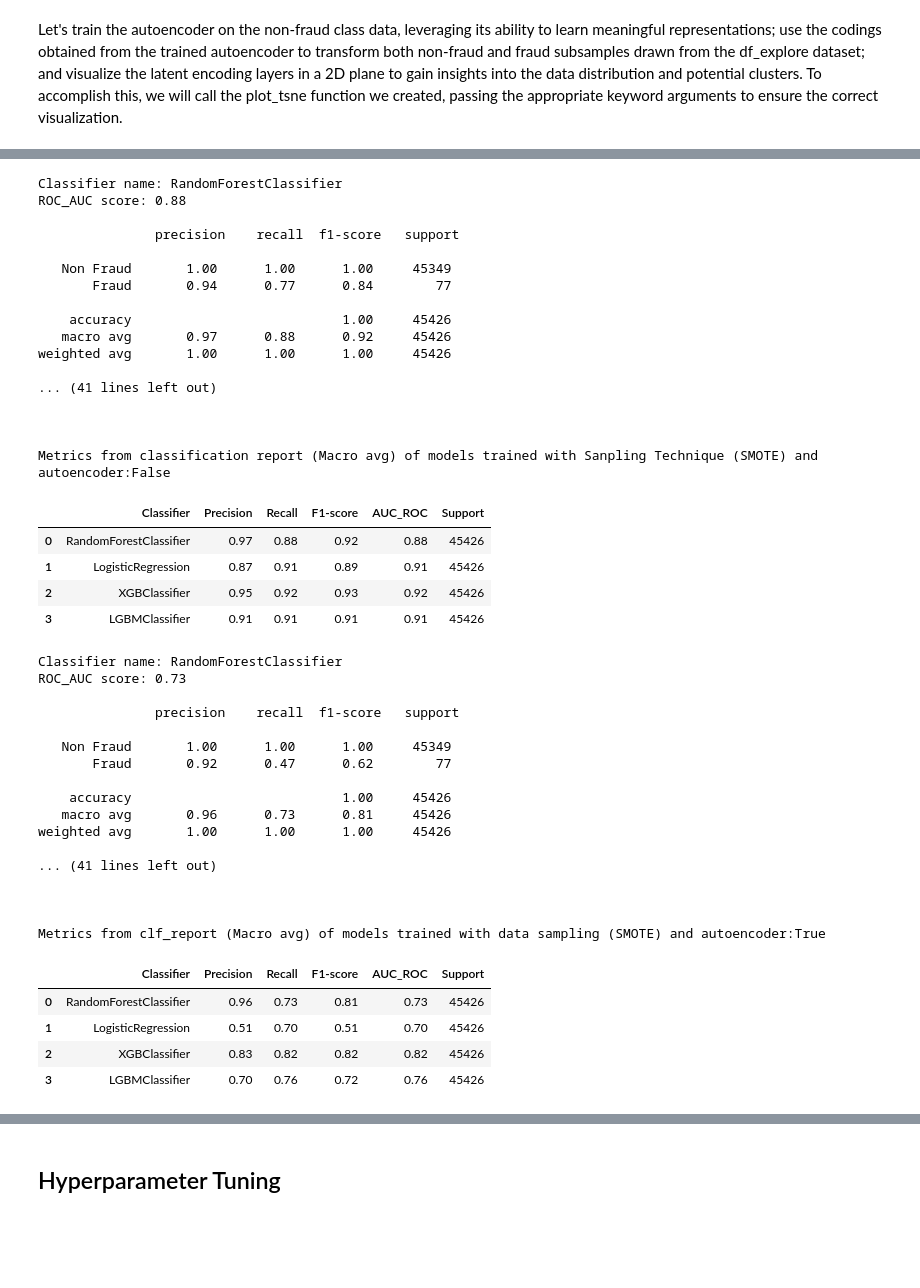
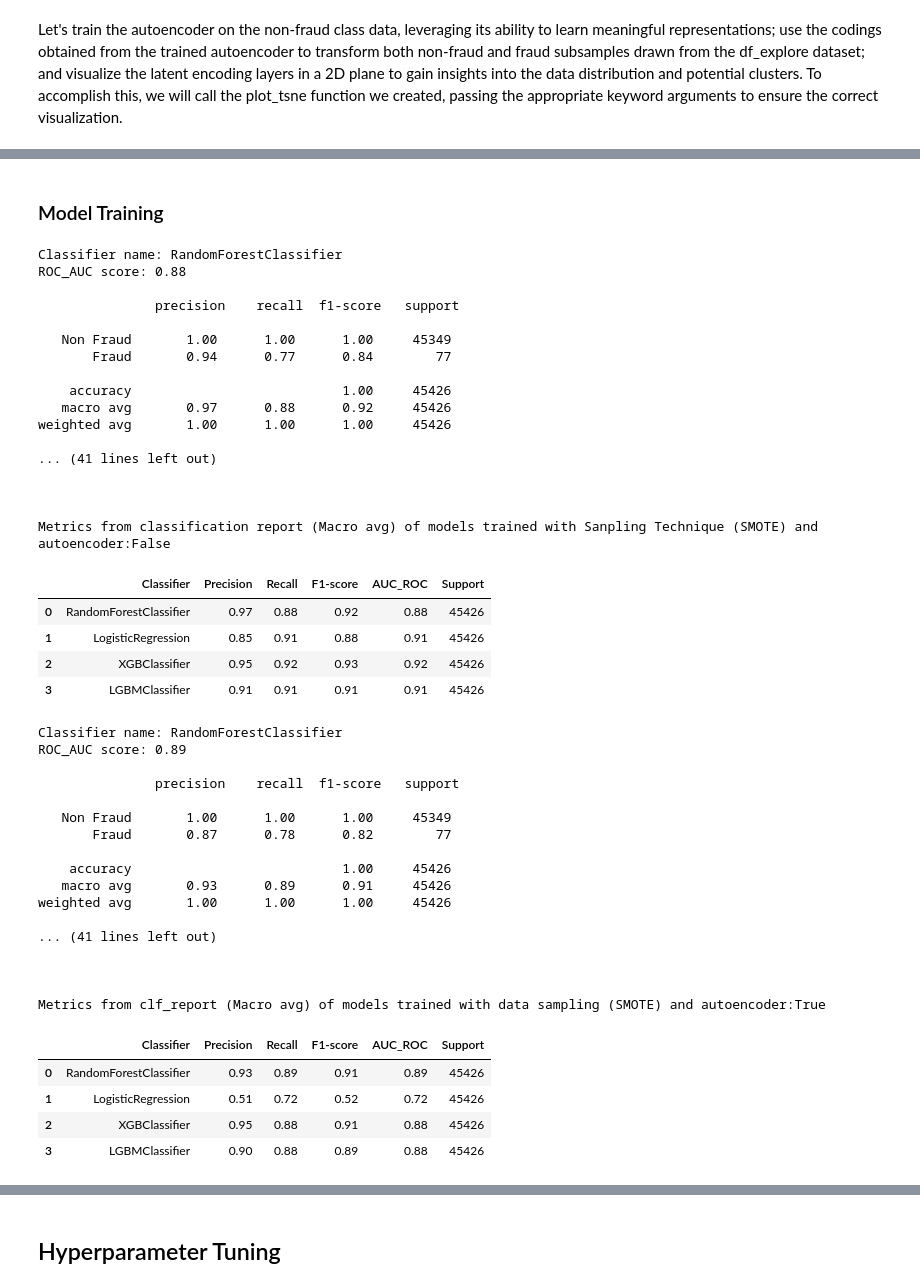
Before and after one commit to KevinChima/Credit-Card-Fraud, a Jupyter notebook: CreditCardFraud.ipynb, the cells around one changed output, grey strips where cells are left out. Saved outputs shown, nothing was run; the diff lists cells and outputs as text; code cells hidden in the pictures; blank space fills up the shorter version.

```diff
--- a/CreditCardFraud.ipynb
+++ b/CreditCardFraud.ipynb
@@ -735,6 +716,8 @@ Tranformed X shape: (5383, 21)
+# %% [markdown]
+### Model Training
 # %%
 def create_pipeline(input_shape=None, over=False, over_sampling=SMOTE(random_state=42), under=False, autoencoder=False, k='all',
-                    undersampling=RandomUnderSampler(), hidden_units=[64], encoding_units=23, kld_reg=False, selector=False):
+                    undersampling=RandomUnderSampler(), hidden_units=[64], encoding_units=23, sparsity=False, selector=False):
 
     # create a transformer for categorical features
     def hour_cat_pipeline():
@@ -768,7 +751,7 @@ def create_pipeline(input_shape=None, over=False, over_sampling=SMOTE(random_sta
 def get_clf_report(y_val, y_preds, labels):
     clf_report = classification_report(y_val, y_preds, target_names=labels, output_dict=True)
     report = classification_report(y_val, y_preds, target_names=labels)
-    auc_report = roc_auc_score(y_val, y_preds)
+    auc_report = round(roc_auc_score(y_val, y_preds), 2)
 
     return report, clf_report, auc_report
 
@@ -841,7 +824,6 @@ def train_evaluate(clfs=None, labels=None, cm=False, over=False, weight=False, c
                         X_train_resampled, y_train_resampled = pipeline[:-2].fit_resample(X_train, y_train)
                 else:
                     pass
-
                 # Compute class weights based on the resampled data
                 class_weights = compute_class_weight(class_weight='balanced',
                                                      classes=np.unique(y_train_resampled), y=y_train_resampled)
@@ -851,6 +833,7 @@ def train_evaluate(clfs=None, labels=None, cm=False, over=False, weight=False, c
 
                 # Adjust the class weights in the classifier step of the pipeline
                 pipeline[clf_name].class_weight = class_weights_dict
+
 
             # Fit the pipeline to the original data
             pipeline.fit(X_train, y_train)
@@ -875,10 +858,10 @@ def train_evaluate(clfs=None, labels=None, cm=False, over=False, weight=False, c
 
             # Extract macro average from classification report
             macro_report = {
-                'precision': clf_report['macro avg']['precision'],
-                'recall': clf_report['macro avg']['recall'],
-                'f1-score': clf_report['macro avg']['f1-score'],
-                'support': clf_report['macro avg']['support']
+                'precision': round(clf_report['macro avg']['precision'], 2),
+                'recall': round(clf_report['macro avg']['recall'], 2),
+                'f1-score': round(clf_report['macro avg']['f1-score'], 2),
+                'support': round(clf_report['macro avg']['support'], 2)
             }
 
             # Add AUC-ROC score to dataframe
@@ -886,20 +869,19 @@ def train_evaluate(clfs=None, labels=None, cm=False, over=False, weight=False, c
                                      '': auc_report}
 
             # Append dataframe to results dataframe
-            results_df = results_df.append({'Classifier': clf_name,
-                                            'Precision': macro_report['precision'],
-                                            'Recall': macro_report['recall'],
-                                            'F1-score': macro_report['f1-score'],
-                                            'AUC_ROC': auc_report,
-                                            'Support': macro_report['support']},
-                                           ignore_index=True)
+            results_df = pd.concat([results_df, pd.DataFrame({'Classifier': [clf_name],
+                                                  'Precision': [macro_report['precision']],
+                                                  'Recall': [macro_report['recall']],
+                                                  'F1-score': [macro_report['f1-score']],
+                                                  'AUC_ROC': [auc_report],
+                                                  'Support': [macro_report['support']]})], axis=0, ignore_index=True)
     else:
         print('Provide a dictionary of valid classifier(s)')
 
     return pipeline, best_threshold, results_df
 # %%
 classifiers = {'RandomForestClassifier': RandomForestClassifier(),
-               'LogisticRegression': LogisticRegression(),
+               'LogisticRegression': LogisticRegression(max_iter=1000),
                'XGBClassifier':XGBClassifier(),
                'LGBMClassifier':LGBMClassifier()}
 
@@ -928,37 +910,37 @@ weighted avg       1.00      1.00      1.00     45426
 Metrics from classification report (Macro avg) of models trained with Sanpling Technique (SMOTE) and autoencoder:False
 |  | Classifier | Precision | Recall | F1-score | AUC_ROC | Support |
 | 0 | RandomForestClassifier | 0.97 | 0.88 | 0.92 | 0.88 | 45426 |
-| 1 | LogisticRegression | 0.87 | 0.91 | 0.89 | 0.91 | 45426 |
+| 1 | LogisticRegression | 0.85 | 0.91 | 0.88 | 0.91 | 45426 |
 | 2 | XGBClassifier | 0.95 | 0.92 | 0.93 | 0.92 | 45426 |
 | 3 | LGBMClassifier | 0.91 | 0.91 | 0.91 | 0.91 | 45426 |
 # %%
-_, _, table_2 = train_evaluate(classifiers, over=True, under=True, autoencoder=True, encoding_units=22,
-                               labels=labels, class_report=True)
+_, _, table_2 = train_evaluate(classifiers, autoencoder=True, over=True, over_sampling=SMOTE(sampling_strategy=.5),
+                               encoding_units=21, sparsity=True, labels=labels, weight=True, class_report=True)
 print('Metrics from clf_report (Macro avg) of models trained with data sampling (SMOTE) and autoencoder:True')
 table_2
 # %% [output]
 Classifier name: RandomForestClassifier
-ROC_AUC score: 0.73
+ROC_AUC score: 0.89
 
                precision    recall  f1-score   support
 
    Non Fraud       1.00      1.00      1.00     45349
-       Fraud       0.92      0.47      0.62        77
+       Fraud       0.87      0.78      0.82        77
 
     accuracy                           1.00     45426
-   macro avg       0.96      0.73      0.81     45426
+   macro avg       0.93      0.89      0.91     45426
 weighted avg       1.00      1.00      1.00     45426
 
 ... (41 lines left out)
 
 
 
 Metrics from clf_report (Macro avg) of models trained with data sampling (SMOTE) and autoencoder:True
 |  | Classifier | Precision | Recall | F1-score | AUC_ROC | Support |
-| 0 | RandomForestClassifier | 0.96 | 0.73 | 0.81 | 0.73 | 45426 |
-| 1 | LogisticRegression | 0.51 | 0.70 | 0.51 | 0.70 | 45426 |
-| 2 | XGBClassifier | 0.83 | 0.82 | 0.82 | 0.82 | 45426 |
-| 3 | LGBMClassifier | 0.70 | 0.76 | 0.72 | 0.76 | 45426 |
+| 0 | RandomForestClassifier | 0.93 | 0.89 | 0.91 | 0.89 | 45426 |
+| 1 | LogisticRegression | 0.51 | 0.72 | 0.52 | 0.72 | 45426 |
+| 2 | XGBClassifier | 0.95 | 0.88 | 0.91 | 0.88 | 45426 |
+| 3 | LGBMClassifier | 0.90 | 0.88 | 0.89 | 0.88 | 45426 |
 # %%
 # Define titles for the tables
 title1 = 'Classification report (Macro Avg) metrics: Autoencoder (False)'
```
Also changed, not shown: parts of 25 cells of this notebook.
